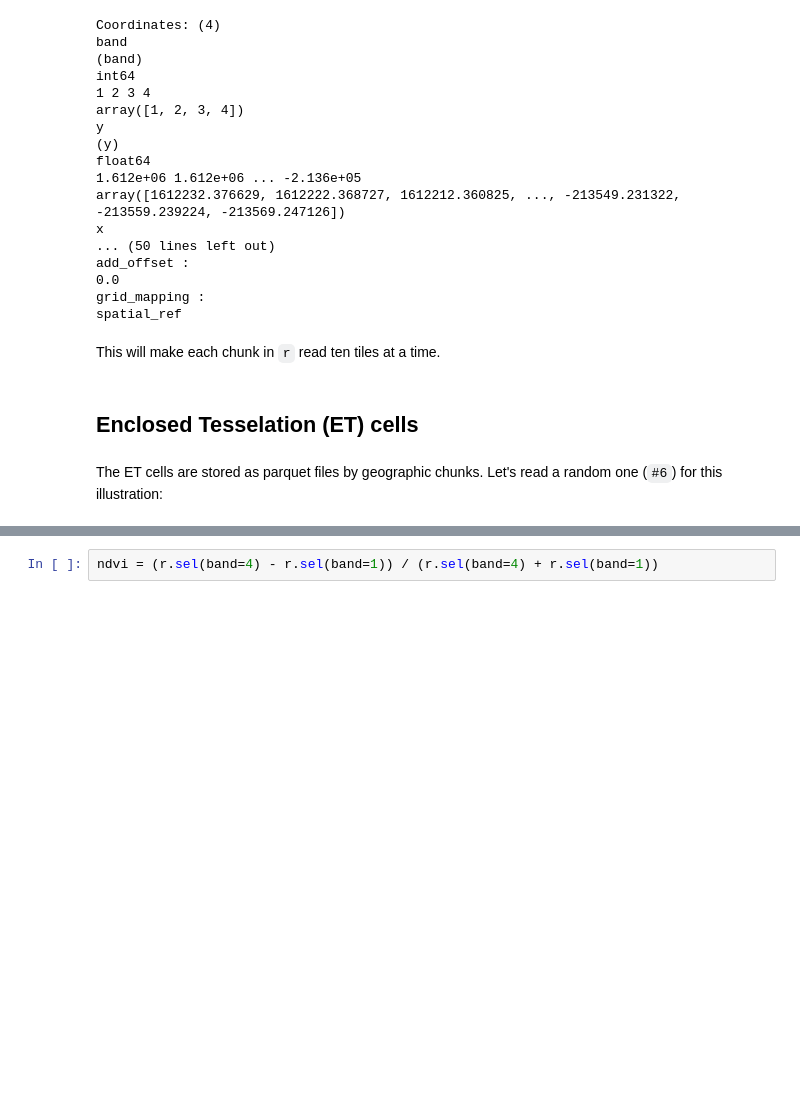
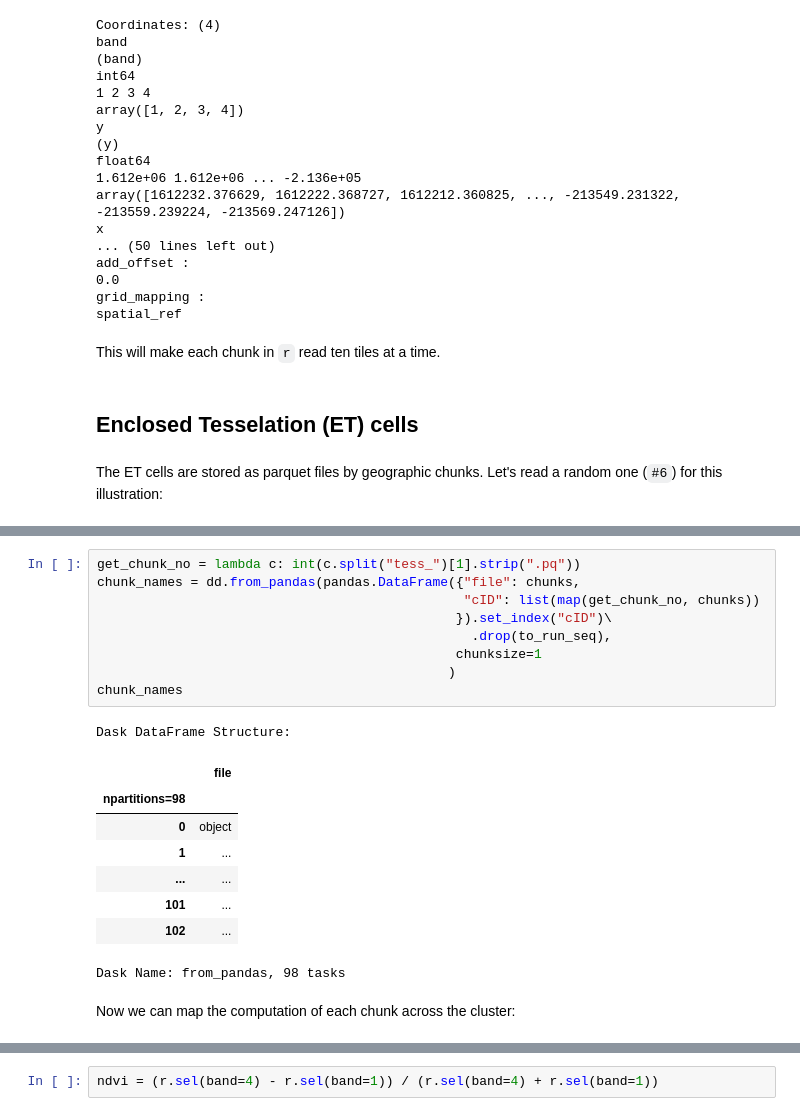
Before and after one commit to urbangrammarai/data_processing, a Jupyter notebook: docs/_sources/code/GHS-composite-S2_ndvi.ipynb, the cells around one changed output, grey strips where cells are left out. Drawn from its saved outputs; the diff is of its cells as text; blank space fills up the shorter version.

```diff
--- a/docs/_sources/code/GHS-composite-S2_ndvi.ipynb
+++ b/docs/_sources/code/GHS-composite-S2_ndvi.ipynb
@@ -160,0 +345,21 @@ memory usage: 64.0+ KB
+# %%
+get_chunk_no = lambda c: int(c.split("tess_")[1].strip(".pq"))
+chunk_names = dd.from_pandas(pandas.DataFrame({"file": chunks,
+                                               "cID": list(map(get_chunk_no, chunks))
+                                              }).set_index("cID")\
+                                                .drop(to_run_seq),
+                                              chunksize=1
+                                             )
+chunk_names
+# %% [output]
+Dask DataFrame Structure:
+|  | file |
+| npartitions=98 |  |
+| 0 | object |
+| 1 | ... |
+| ... | ... |
+| 101 | ... |
+| 102 | ... |
+Dask Name: from_pandas, 98 tasks
+# %% [markdown]
+Now we can map the computation of each chunk across the cluster:
```
Also changed, not shown: parts of 55 cells of this notebook, 3 other files.
